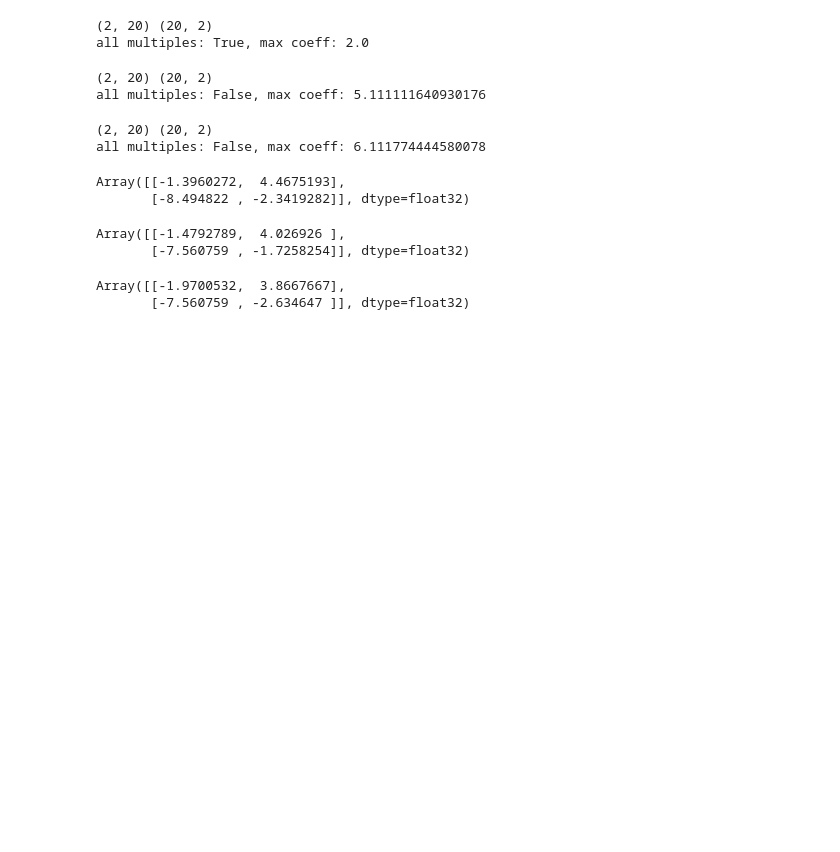
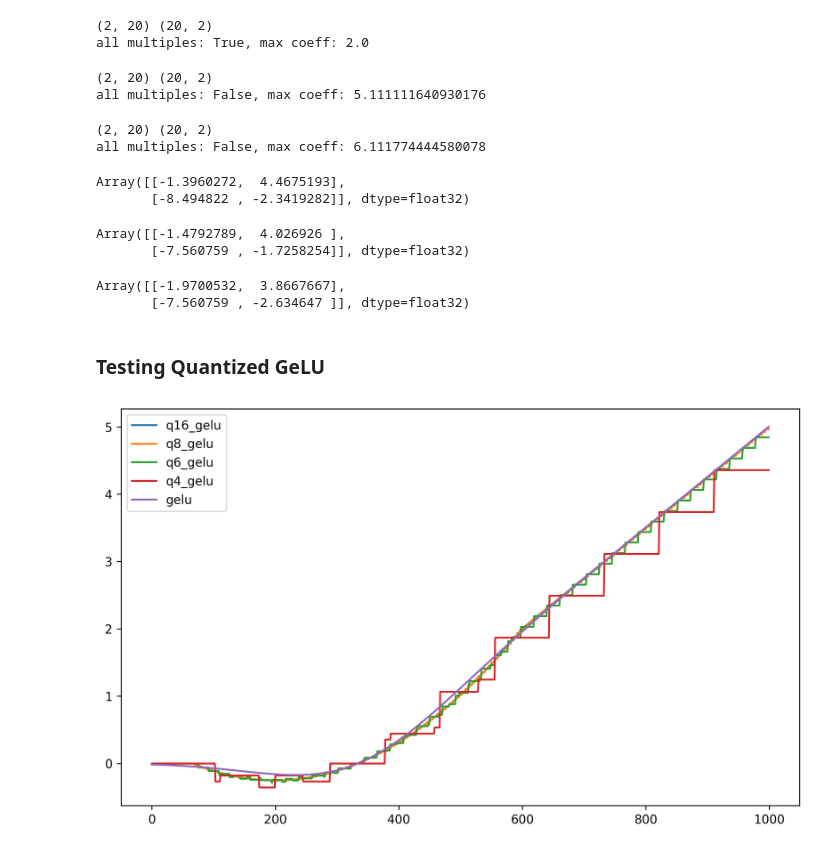
Before and after one commit to kmheckel/Q-S5, a Jupyter notebook: test_aqt.ipynb, the cells around one changed output. Drawn from its saved outputs; the diff is of its cells as text; code cells hidden in the pictures; blank space fills up the shorter version.

Commit message:
Included quantized gelu analysis

```diff
--- a/test_aqt.ipynb
+++ b/test_aqt.ipynb
@@ -203,3 +203,5 @@ qd(a,b)
 # %% [output]
 Array([[-1.9700532,  3.8667667],
        [-7.560759 , -2.634647 ]], dtype=float32)
+# %% [markdown]
+### Testing Quantized GeLU
@@ -205,0 +215,18 @@ Array([[-1.9700532,  3.8667667],
+# %%
+qg16 = q_gelu(16)
+qg8 = q_gelu(8)
+qg6 = q_gelu(6)
+qg4 = q_gelu(4)
+
+input_data = jnp.linspace(-2.5,5,1000)
+
+plt.figure(figsize=(10, 6), dpi=300)
+plt.plot(qg16(input_data), label='q16_gelu')
+plt.plot(qg8(input_data), label='q8_gelu')
+plt.plot(qg6(input_data), label='q6_gelu')
+plt.plot(qg4(input_data), label='q4_gelu')
+plt.plot(jax.nn.gelu(input_data), label='gelu')
+plt.legend()
+plt.show()
+# %% [output]
+[figure, added]
```
Also changed, not shown: parts of 4 cells of this notebook, 1 other file.
